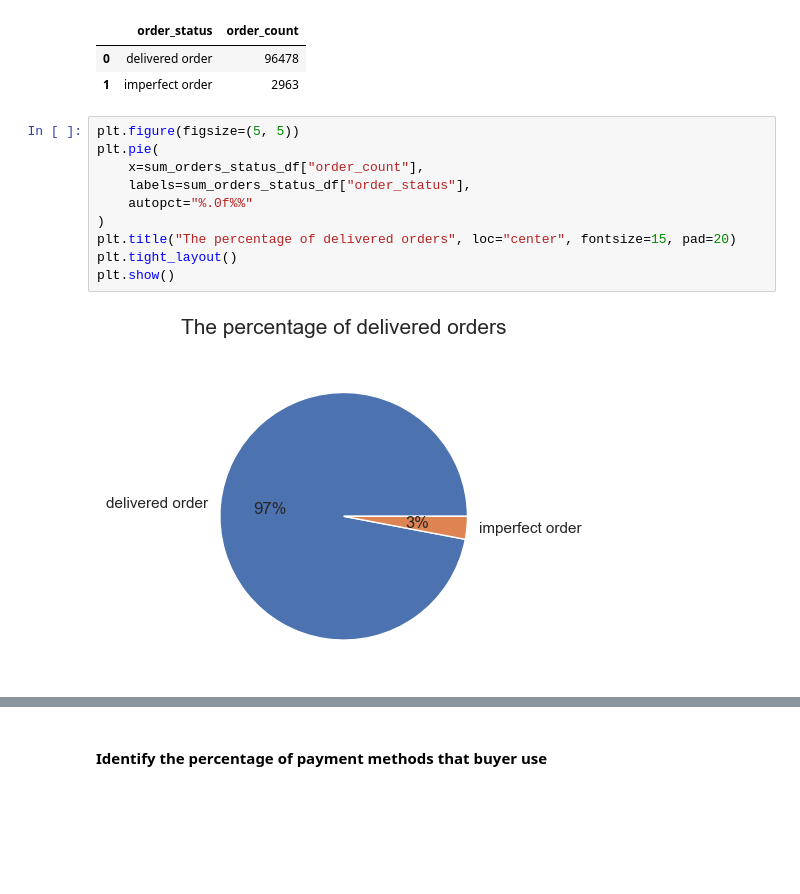
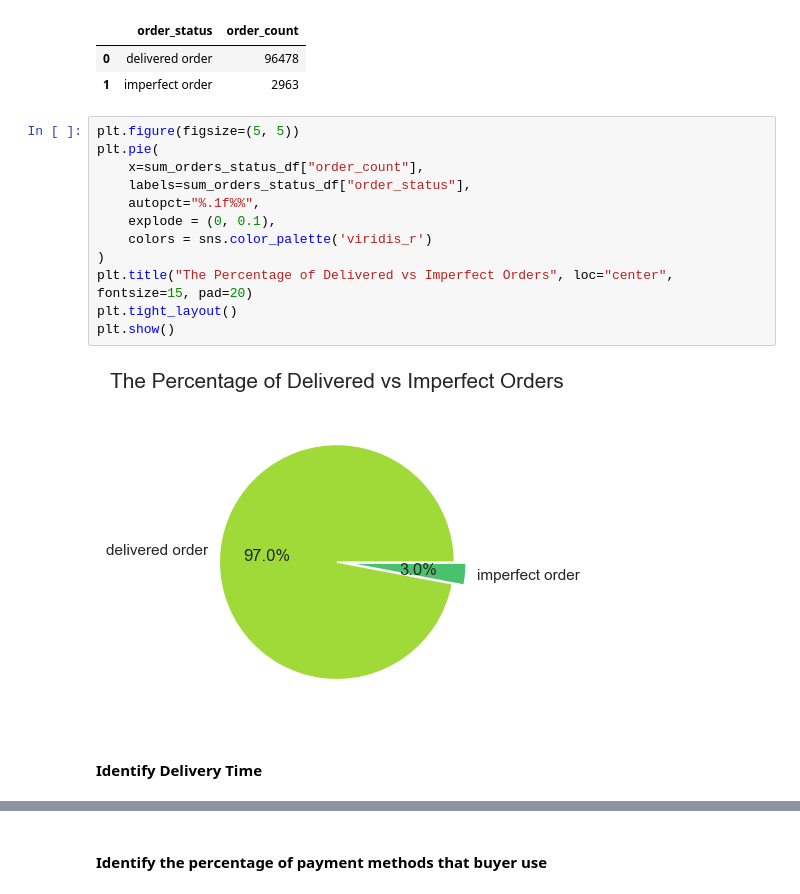
Before and after one commit to rfajri27/ds-assessment, a Jupyter notebook: notebook.ipynb, the cells around one changed output, grey strips where cells are left out. Drawn from its saved outputs; the diff is of its cells as text; blank space fills up the shorter version.

```diff
--- a/notebook.ipynb
+++ b/notebook.ipynb
@@ -717,12 +799,16 @@ sum_orders_status_df
 # %%
 plt.figure(figsize=(5, 5))
 plt.pie(
     x=sum_orders_status_df["order_count"],
     labels=sum_orders_status_df["order_status"],
-    autopct="%.0f%%"
+    autopct="%.1f%%",
+    explode = (0, 0.1),
+    colors = sns.color_palette('viridis_r')
 )
-plt.title("The percentage of delivered orders", loc="center", fontsize=15, pad=20)
+plt.title("The Percentage of Delivered vs Imperfect Orders", loc="center", fontsize=15, pad=20)
 plt.tight_layout()
 plt.show()
 # %% [output]
-[figure, old version]
+[figure, new version]
+# %% [markdown]
+#### Identify Delivery Time
```
Also changed, not shown: parts of 76 cells of this notebook, 2 other files.
